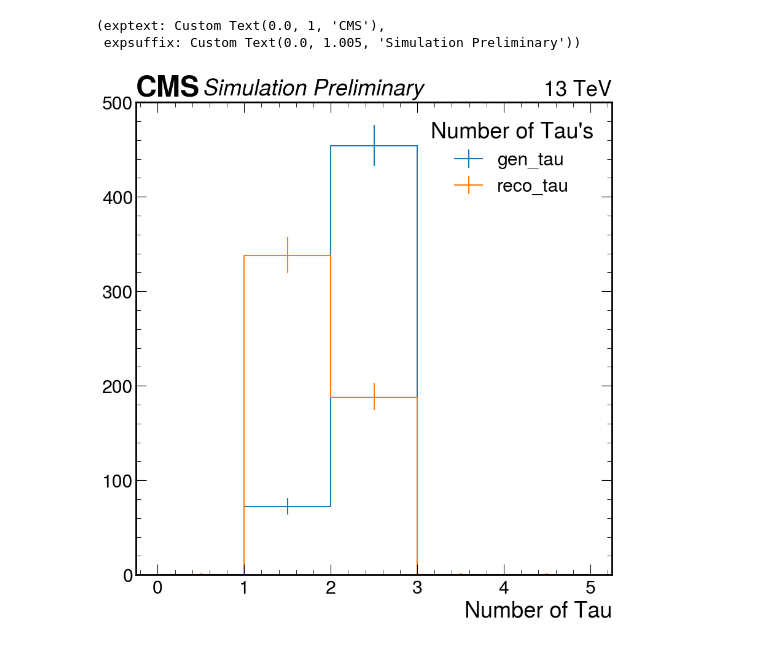
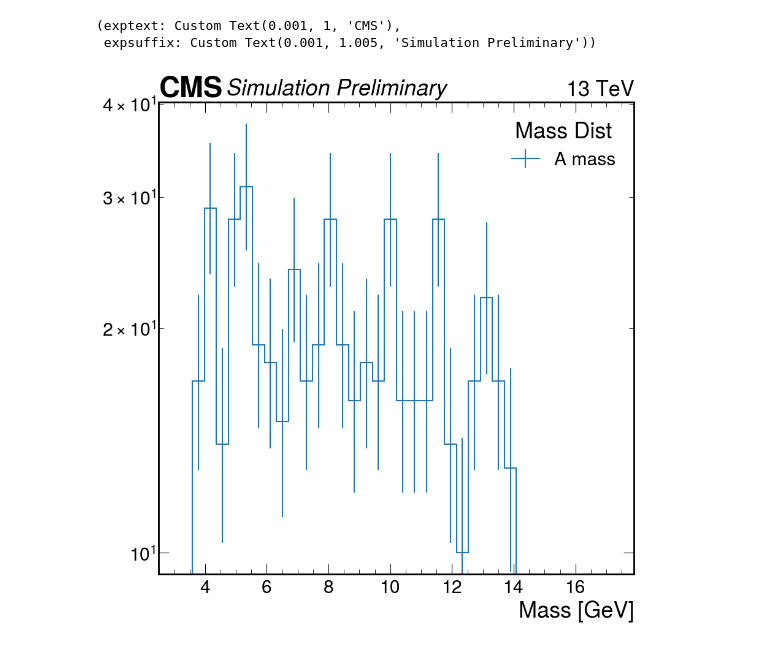
Before and after one commit to bhbam/uproot_project, a Jupyter notebook: plot_histgram_from_mass_refression_samples.ipynb, the cells around one changed output. Drawn from its saved outputs; the diff is of its cells as text; code cells hidden in the pictures.

```diff
--- a/plot_histgram_from_mass_refression_samples.ipynb
+++ b/plot_histgram_from_mass_refression_samples.ipynb
@@ -180,0 +293,26 @@ Hist(
+# %%
+with open("aToTauTau_hadronic_train.json", "r") as fin:
+    file_list_train = json.load(fin)
+# with open("Upsilon_TauTau_hadronic_validation.json", "r") as fin:
+#     file_list_valid = json.load(fin)
+
+
+fileset = {
+    'train_mass': file_list_train
+    # 'valid_mass': file_list_valid
+
+}
+# %%
+futures_run = processor.Runner(
+    executor = processor.FuturesExecutor(compression=None, workers=10),
+    schema=BaseSchema,
+    maxchunks=1,
+)
+
+out = futures_run(
+    fileset,
+    treename='/fevt/RHTree',
+    # "RHTree",
+    processor_instance=MyProcessor()
+)
+out
@@ -181,10 +365,10 @@ Hist(
 # %%
 fig, ax = plt.subplots()
-out["jet"]["num_tau"].plot1d(ax=ax)
-# ax.set_yscale("log")
-ax.legend(title="Number of Tau's")
+out["train_mass"]["a_mass"].plot1d(ax=ax)
+ax.set_yscale("log")
+ax.legend(title="Mass Dist")
 hep.cms.label(llabel="Simulation Preliminary", rlabel="13 TeV", loc=0, ax=ax)
 # %% [output]
-(exptext: Custom Text(0.0, 1, 'CMS'),
- expsuffix: Custom Text(0.0, 1.005, 'Simulation Preliminary'))
+(exptext: Custom Text(0.001, 1, 'CMS'),
+ expsuffix: Custom Text(0.001, 1.005, 'Simulation Preliminary'))
-[figure, old version]
+[figure, new version]
```
Also changed, not shown: parts of 16 cells of this notebook, 14 other files.
